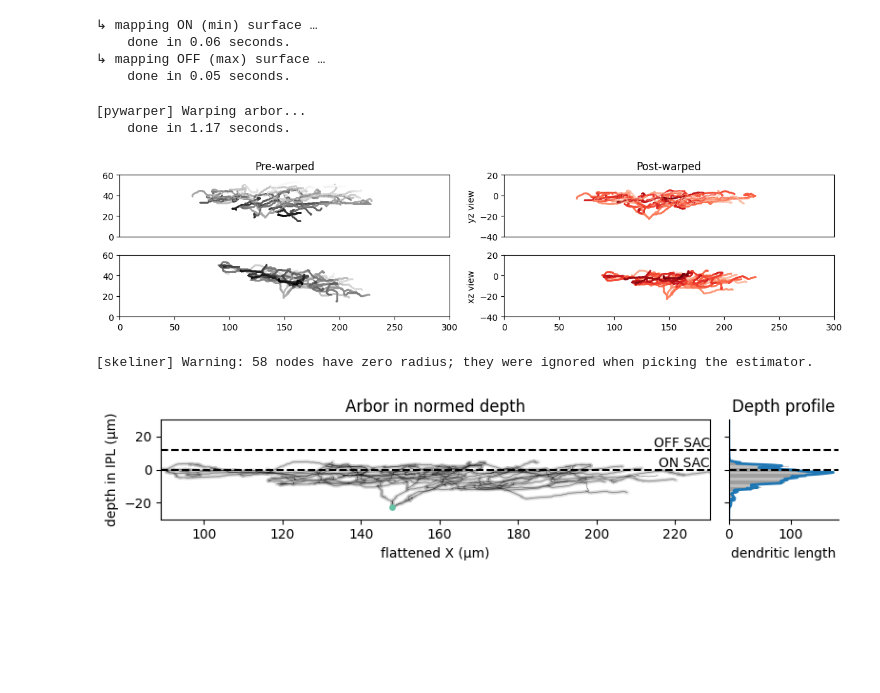
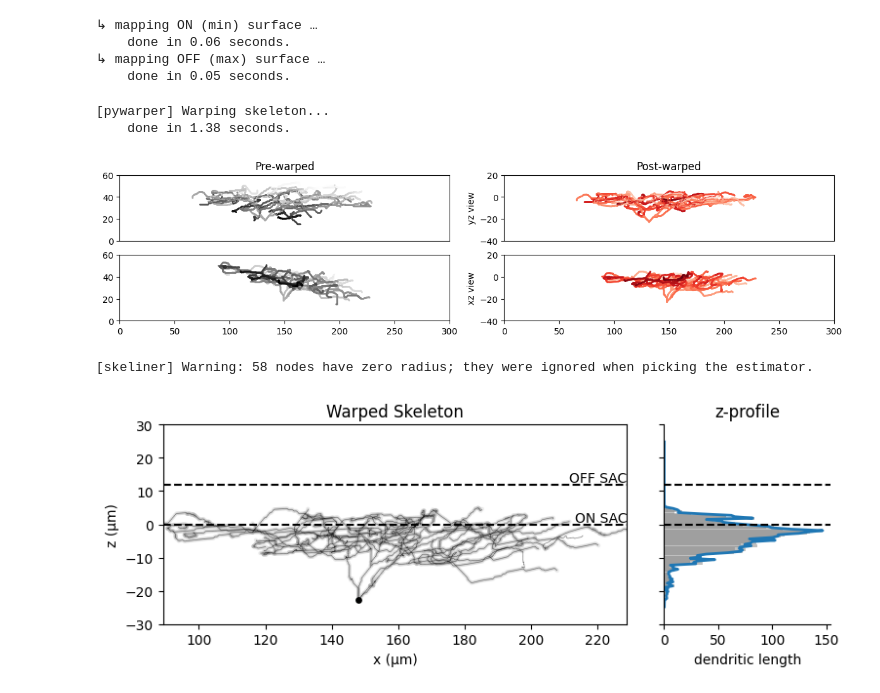
Before and after one commit to berenslab/pywarper, a Jupyter notebook: notebooks/example.api.low.ipynb, the cells around one changed output. Cells and saved outputs as stored; diff of their text form; code cells hidden in the pictures; blank space fills up the shorter version.

```diff
--- a/notebooks/example.api.low.ipynb
+++ b/notebooks/example.api.low.ipynb
@@ -39,12 +39,15 @@ surface_mapping = build_mapping(on_sac_surface, off_sac_surface, arbor_boundarie
     done in 0.05 seconds.
 # %%
 # warp the arbor
-warped_arbor = warp_arbor(skel, surface_mapping, conformal_jump=2,
-                zprofile_extends=[-30, 30], zprofile_nbins=120,
+warped_skel = warp_skeleton(skel, surface_mapping, conformal_jump=2,
+                z_profile_extends=[-25, 25], # extend the z profile by 25 microns in both directions, if None, it will be inferred.
+                z_profile_nbins=120, # number of bins in the z profile, if None, it will be inferred.
+                xy_profile_extends=[50, 300, 50, 300], # extend the xy profile by 300 microns in both directions, if None, it will be inferred.
+                xy_profile_nbins=25, # number of bins in the xy profile, if None, it will be inferred.
                 verbose=True)
 # %% [output]
-[pywarper] Warping arbor...
-    done in 1.17 seconds.
+[pywarper] Warping skeleton...
+    done in 1.38 seconds.
 # %%
 import matplotlib.pyplot as plt
 mosaic = """
@@ -57,8 +60,8 @@ depth_order_pre = np.argsort(skel.nodes[:, 1])  # ascending (far → near)
 sorted_nodes_pre = skel.nodes[depth_order_pre]  # scale to match the warped nodes
 
 # Sort nodes for post-warped plot by depth (y-axis)
-depth_order_post = np.argsort(warped_arbor.nodes[:, 1])
-sorted_nodes_post = warped_arbor.nodes[depth_order_post]
+depth_order_post = np.argsort(warped_skel.nodes[:, 1])
+sorted_nodes_post = warped_skel.nodes[depth_order_post]
 
 # pre-warped
 ax["A"].scatter(sorted_nodes_pre[:, 1], sorted_nodes_pre[:, 2], c=sorted_nodes_pre[:, 0], s=1, alpha=1, cmap="Grays")
@@ -87,56 +90,57 @@ for i in ["A", "B", "C", "D"]:
 
     ax[i].set_xlim(0, 300)
 
+    ax[i].set_aspect('equal')
 fig.tight_layout()
 # %% [output]
-[figure, old version]
+[figure, new version]
 # %%
 fig, (ax_nodes, ax_prof) = plt.subplots(
     1, 2,
-    figsize=(8, 2),
-    sharey=True,                 # align the y-axes
-    gridspec_kw={'width_ratios': [5, 1]}
+    figsize=(8, 3),
+    sharey=True,
+    gridspec_kw={'width_ratios': [3, 1]}
 )
 
 # --- left: flattened arbor ----------------------------------------
-sk.plot2d(warped_arbor, plane="xz",
+sk.plot2d(warped_skel, plane="xz",
           ax=ax_nodes, color_by="ntype", skel_cmap="Set2",
           ylim=(-30, 30))
-ax_nodes.set_xlabel('flattened X (µm)')
-ax_nodes.set_ylabel('depth in IPL (µm)')
-ax_nodes.set_title('Arbor in normed depth')
+ax_nodes.set_xlabel('x (µm)')
+ax_nodes.set_ylabel('z (µm)')
+ax_nodes.set_title('Warped Skeleton')
 
 # guide lines at ON / OFF SAC
 for y in (0, 12):
     ax_nodes.axhline(y, ls='--', c='k')
 ax_nodes.text(ax_nodes.get_xlim()[1], 0,
               'ON SAC', va='bottom', ha='right', fontsize=10)
 ax_nodes.text(ax_nodes.get_xlim()[1], 12,
               'OFF SAC', va='bottom', ha='right', fontsize=10)
 
-zprofile = warped_arbor.extra["z_profile"]
-z_dist = zprofile["z_dist"]
-x = zprofile["z_x"]
-z_hist = zprofile["z_hist"]
+zprofile = warped_skel.extra["z_profile"]
+z_dist = zprofile["distribution"]
+x = zprofile["x"]
+z_hist = zprofile["histogram"]
 # --- right: depth profile (horizontal) ----------------------------
 ax_prof.plot(z_dist, x, lw=2, c='tab:blue')
 ax_prof.barh(x, z_hist, color="gray", alpha=0.5)
 ax_prof.set_xlabel('dendritic length')
-ax_prof.set_title('Depth profile')
+ax_prof.set_title('z-profile')
 ax_prof.axhline(0,  ls='--', c='k')
 ax_prof.axhline(12, ls='--', c='k')
 ax_prof.set_ylim([-30, 30])
 
 # remove unneeded spines to tidy the small panel
 ax_prof.spines['top'].set_visible(False)
 ax_prof.spines['right'].set_visible(False)
 
-for ax in (ax_nodes, ax_prof):
-    ax.set_aspect('auto')
+ax_nodes.set_aspect('equal')
+ax_prof.set_aspect('auto')
 
 fig.tight_layout()
 plt.show()
 # %% [output]
 [skeliner] Warning: 58 nodes have zero radius; they were ignored when picking the estimator.
-[figure, old version]
+[figure, new version]
 # %%
```
Also changed, not shown: parts of 4 cells of this notebook, 11 other files.
